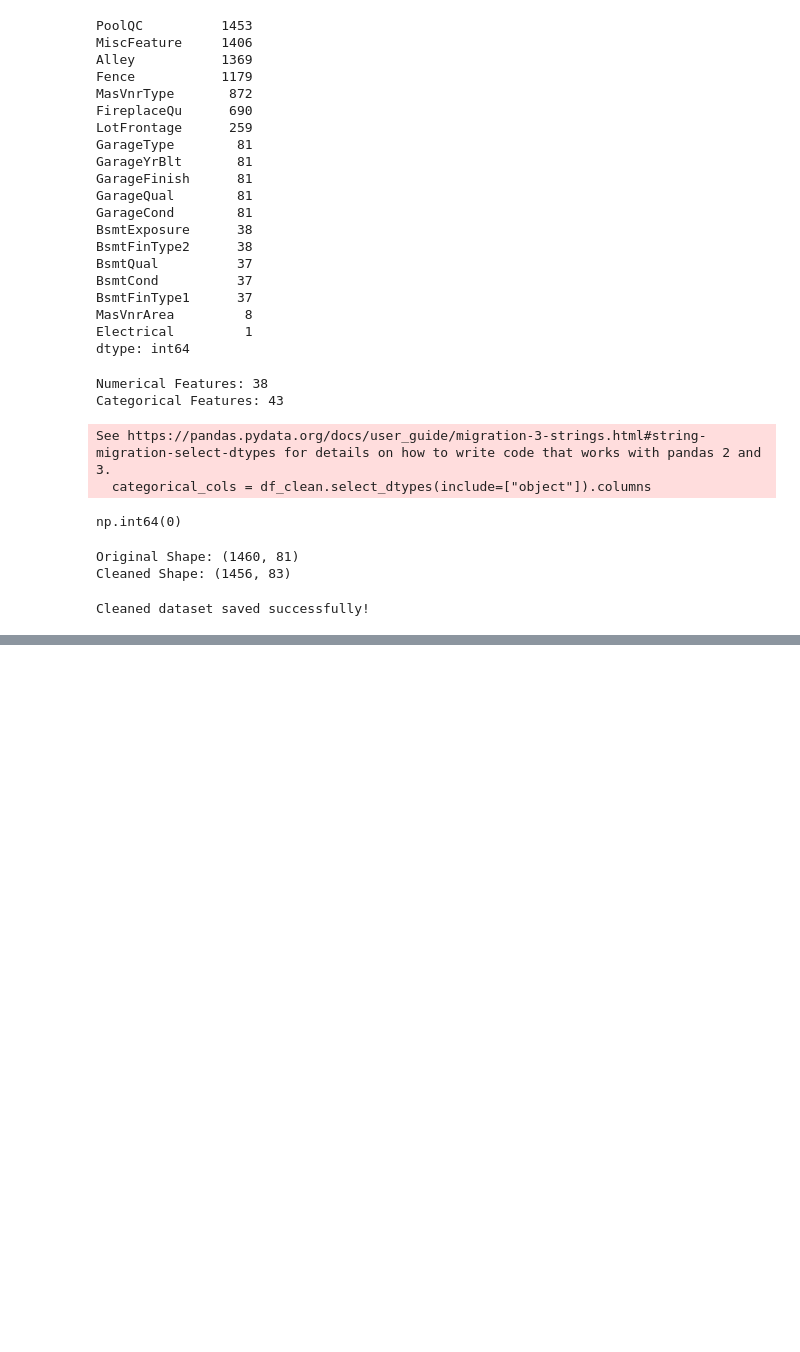
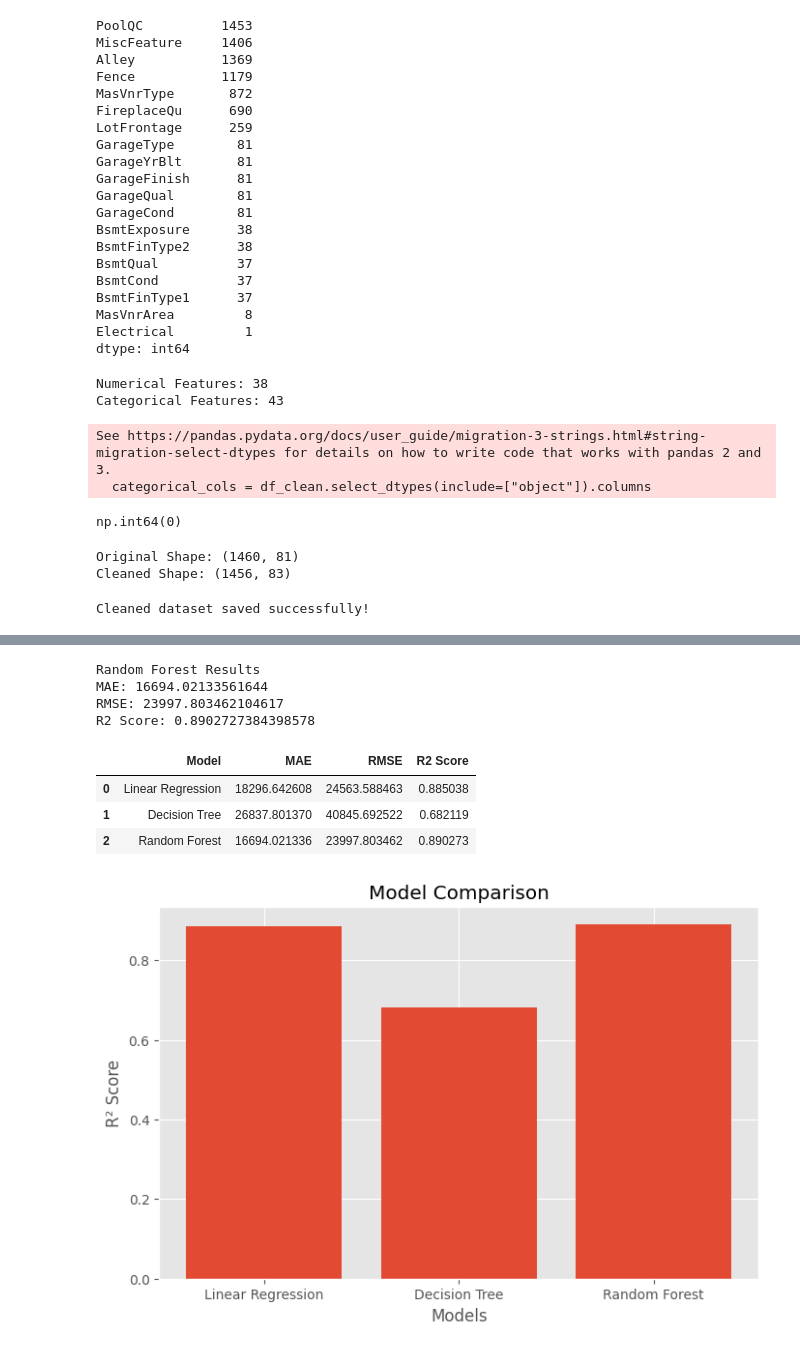
Before and after one commit to pooniaaryan/house-price-prediction-ml, a Jupyter notebook: notebooks/House_Price_Prediction.ipynb, the cells around one changed output, grey strips where cells are left out. Saved outputs shown, nothing was run; the diff lists cells and outputs as text; code cells hidden in the pictures; blank space fills up the shorter version.

Commit message:
Train and evaluate machine learning models

```diff
--- a/notebooks/House_Price_Prediction.ipynb
+++ b/notebooks/House_Price_Prediction.ipynb
@@ -373,0 +419,4 @@ Cleaned dataset saved successfully!
+# %%
+linear_model = LinearRegression()
+
+linear_model.fit(X_train, y_train)
@@ -373,0 +425,2 @@ Cleaned dataset saved successfully!
+# %%
+linear_predictions = linear_model.predict(X_test)
@@ -373,0 +501,69 @@ Cleaned dataset saved successfully!
+# %%
+print("Random Forest Results")
+
+print("MAE:",
+      mean_absolute_error(
+          y_test,
+          forest_predictions
+      ))
+
+print("RMSE:",
+      np.sqrt(mean_squared_error(
+          y_test,
+          forest_predictions
+      )))
+
+print("R2 Score:",
+      r2_score(
+          y_test,
+          forest_predictions
+      ))
+# %% [output]
+Random Forest Results
+MAE: 16694.02133561644
+RMSE: 23997.803462104617
+R2 Score: 0.8902727384398578
+# %%
+results = pd.DataFrame({
+    "Model": [
+        "Linear Regression",
+        "Decision Tree",
+        "Random Forest"
+    ],
+    "MAE": [
+        mean_absolute_error(y_test, linear_predictions),
+        mean_absolute_error(y_test, decision_predictions),
+        mean_absolute_error(y_test, forest_predictions)
+    ],
+    "RMSE": [
+        np.sqrt(mean_squared_error(y_test, linear_predictions)),
+        np.sqrt(mean_squared_error(y_test, decision_predictions)),
+        np.sqrt(mean_squared_error(y_test, forest_predictions))
+    ],
+    "R2 Score": [
+        r2_score(y_test, linear_predictions),
+        r2_score(y_test, decision_predictions),
+        r2_score(y_test, forest_predictions)
+    ]
+})
+
+results
+# %% [output]
+|  | Model | MAE | RMSE | R2 Score |
+| 0 | Linear Regression | 18296.642608 | 24563.588463 | 0.885038 |
+| 1 | Decision Tree | 26837.801370 | 40845.692522 | 0.682119 |
+| 2 | Random Forest | 16694.021336 | 23997.803462 | 0.890273 |
+# %%
+plt.figure(figsize=(8,5))
+
+plt.bar(results["Model"], results["R2 Score"])
+
+plt.title("Model Comparison")
+
+plt.xlabel("Models")
+
+plt.ylabel("R² Score")
+
+plt.show()
+# %% [output]
+[figure, added]
```
Also changed, not shown: parts of 10 cells of this notebook.
